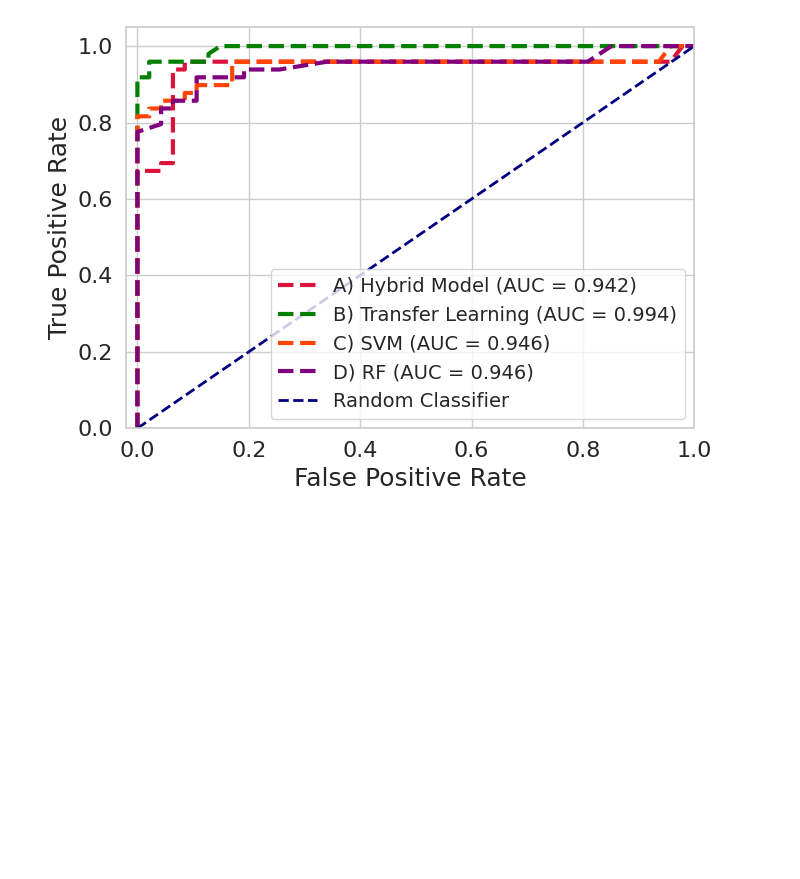
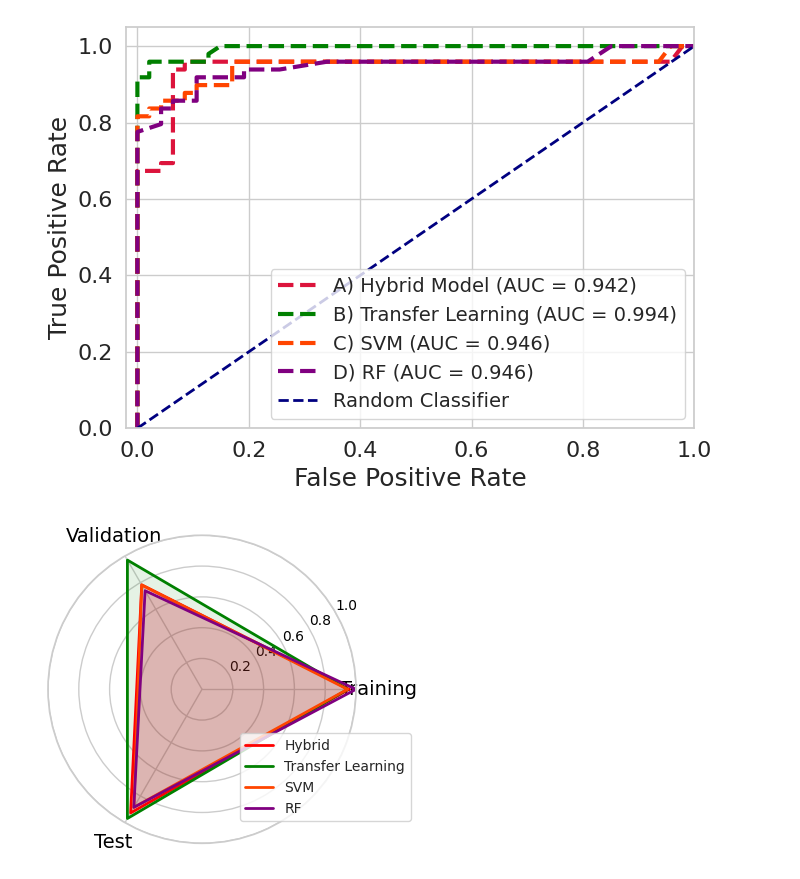
Before and after one commit to rabnawaz172/Voice_pathology_2, a Jupyter notebook: Voice_deep_2.ipynb, the cells around one changed output. Cells and saved outputs as stored; diff of their text form; code cells hidden in the pictures; blank space fills up the shorter version.

```diff
--- a/Voice_deep_2.ipynb
+++ b/Voice_deep_2.ipynb
@@ -1058,0 +1140,9 @@ Random Forest - Val Acc: 0.7391, Test F1: 0.8842
+# %%
+from sklearn.metrics import classification_report
+
+for name, model in models.items():
+    y_test_pred = model.predict(X_test_scaled)
+
+    # Generate classification report
+    print(f"\n📋 Classification Report - {name}")
+    print(classification_report(y_test, y_test_pred, target_names=classes, digits=4))
@@ -1238,3 +1349,60 @@ plt.tight_layout()
 plt.show()
 # %% [output]
 [figure]
+# %%
+import numpy as np
+import matplotlib.pyplot as plt
+from math import pi
+
+# Model names
+model_names = ['Hybrid', 'Transfer Learning', 'SVM', 'RF']
+
+# Metrics data
+data = {
+    'Training': [0.9550, 0.9463, 0.9451, 1.00],
+    'Validation': [0.7826, 0.9688, 0.7826, 0.7391],
+    'Test': [0.9271, 0.96875, 0.8854, 0.8854]
+}
+
+# Categories and angles
+categories = list(data.keys())
+N = len(categories)
+angles = [n / float(N) * 2 * pi for n in range(N)]
+angles += angles[:1]  # Close the loop
+
+# Custom colors for each model
+model_colors = {
+    'Hybrid': 'red',
+    'Transfer Learning': 'green',
+    'SVM': 'orangered',
+    'RF': 'purple'
+}
+
+# Set up plot
+fig, ax = plt.subplots(figsize=(4, 4), subplot_kw=dict(polar=True))
+
+# Plot each model
+for i, model_name in enumerate(model_names):
+    values = [data[c][i] for c in categories]
+    values += values[:1]  # Close the loop
+
+    color = model_colors[model_name]
+    ax.plot(angles, values, linewidth=2, linestyle='solid', label=model_name, color=color)
+    ax.fill(angles, values, color=color, alpha=0.1)
+
+# Fix axis labels and formatting
+ax.set_xticks(angles[:-1])
+ax.set_xticklabels(categories, fontsize=14, color='black')
+ax.set_rlabel_position(30)
+
+# Y-axis ticks
+plt.yticks([0.2, 0.4, 0.6, 0.8, 1.0], ["0.2", "0.4", "0.6", "0.8", "1.0"], color="black", size=10)
+plt.ylim(0, 1)
+
+# Add legend
+plt.legend(loc='lower right', bbox_to_anchor=(1.20, 0.05), fontsize=10)
+
+# Show plot
+plt.show()
+# %% [output]
+[figure, added]
```
Also changed, not shown: parts of 5 cells of this notebook.
